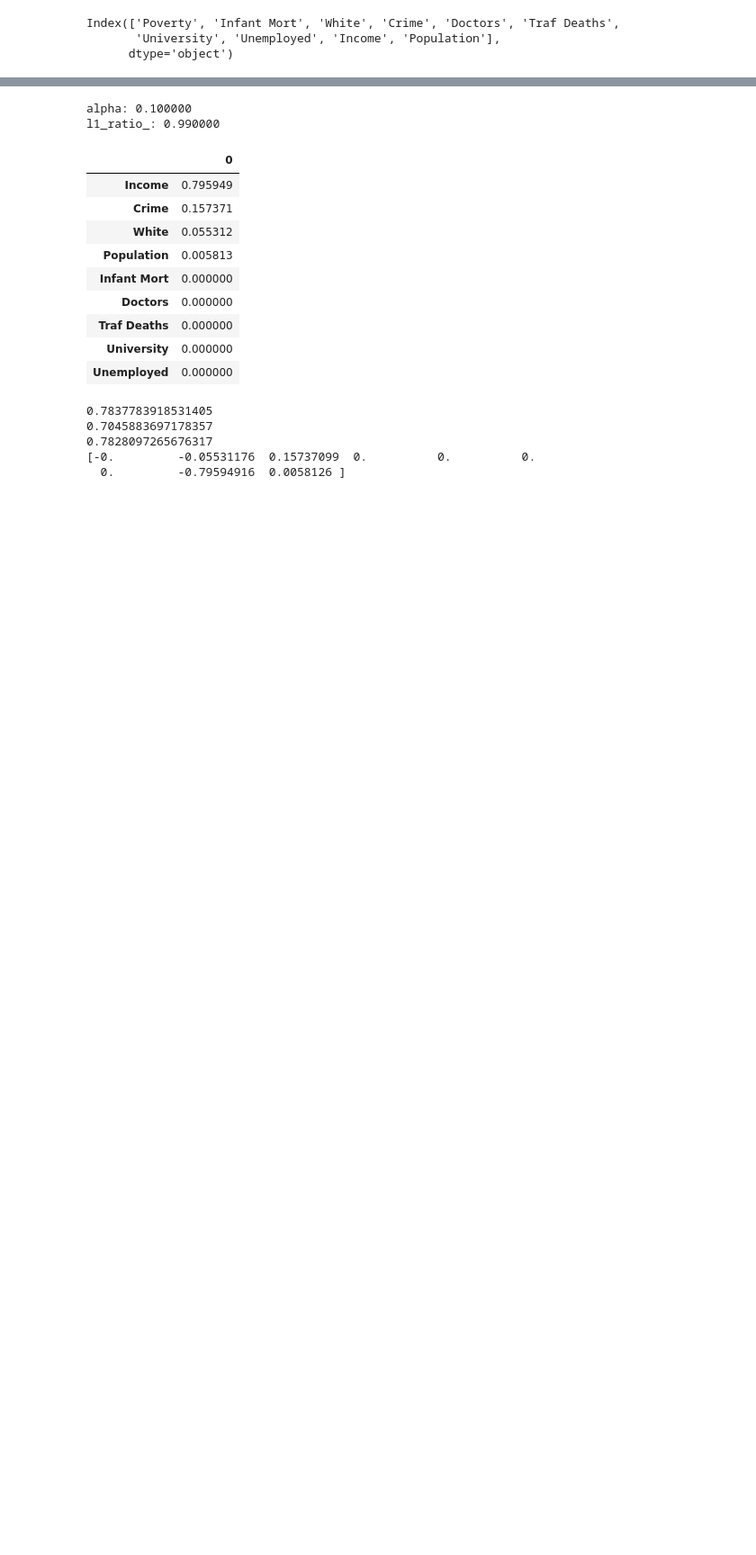
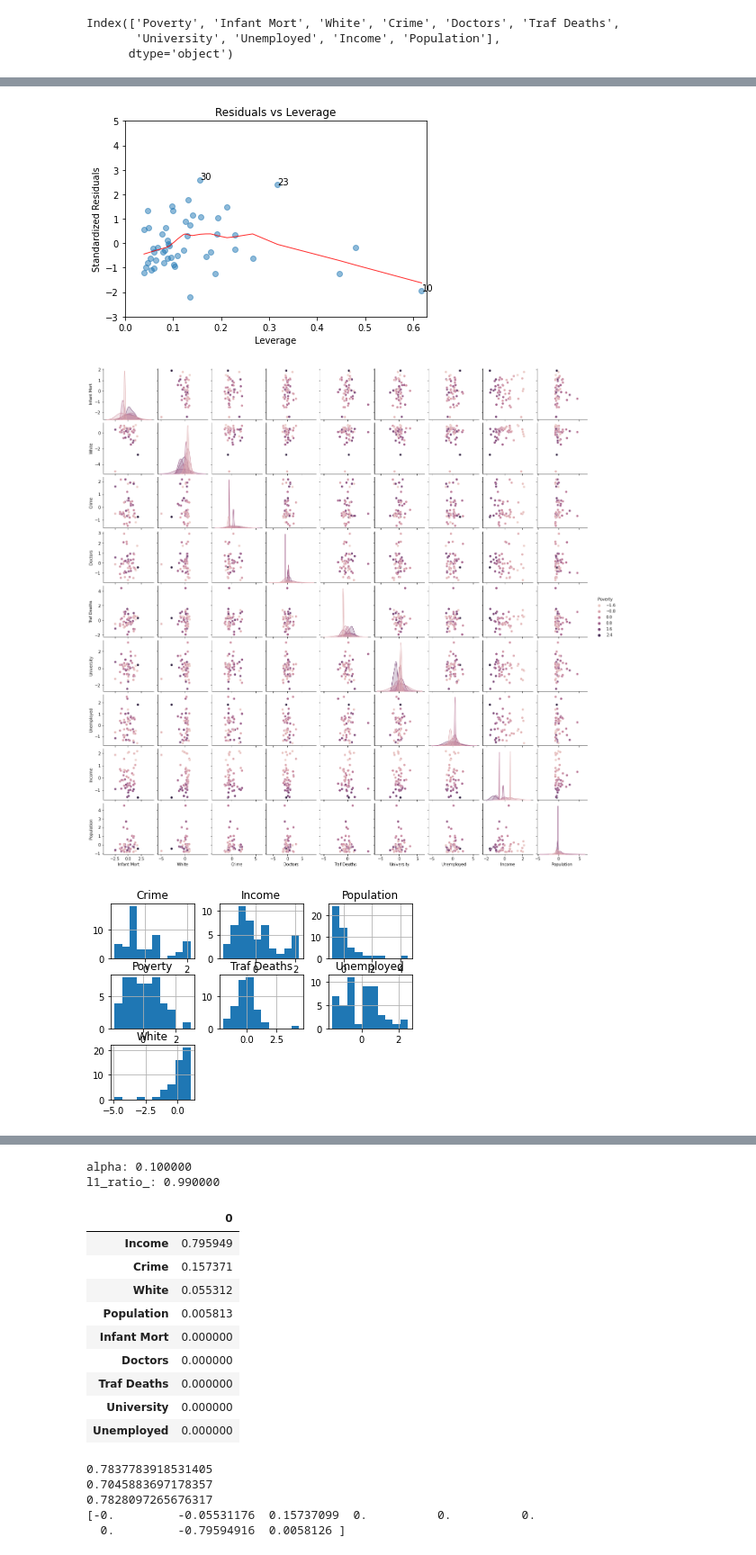
Before and after one commit to webclinic017/Python-Stock-1, a Jupyter notebook: DBScan-ElasticNet.ipynb, the cells around one changed output, grey strips where cells are left out. Shown at 90% size. Saved outputs shown, nothing was run; the diff lists cells and outputs as text; code cells hidden in the pictures; blank space fills up the shorter version.

```diff
--- a/DBScan-ElasticNet.ipynb
+++ b/DBScan-ElasticNet.ipynb
@@ -179,0 +112,13 @@ Diagnostic Tests of Regression
+# %%
+linear_plot = Plot.LinearRegressionResidualPlot(X_b.values, y.values)
+lm = linear_plot.fit()
+summary, diag_res = linear_plot.diagnostic_plots(lm)
+print("Summary of Regression\n:{}".format(summary))
+print("Diagnostic Tests of Regression\n:{}".format(diag_res))
+
+#%matplotlib inline
+
+sns.pairplot(data, hue='Poverty', height=2);
+
+pd.concat([y,X_b],axis=1).hist()
+# %% [output]
@@ -180 +169,4 @@ Diagnostic Tests of Regression
+[figure, added]
+[figure, added]
+[figure, added]
 # %%
```
Also changed, not shown: parts of 7 cells of this notebook.
